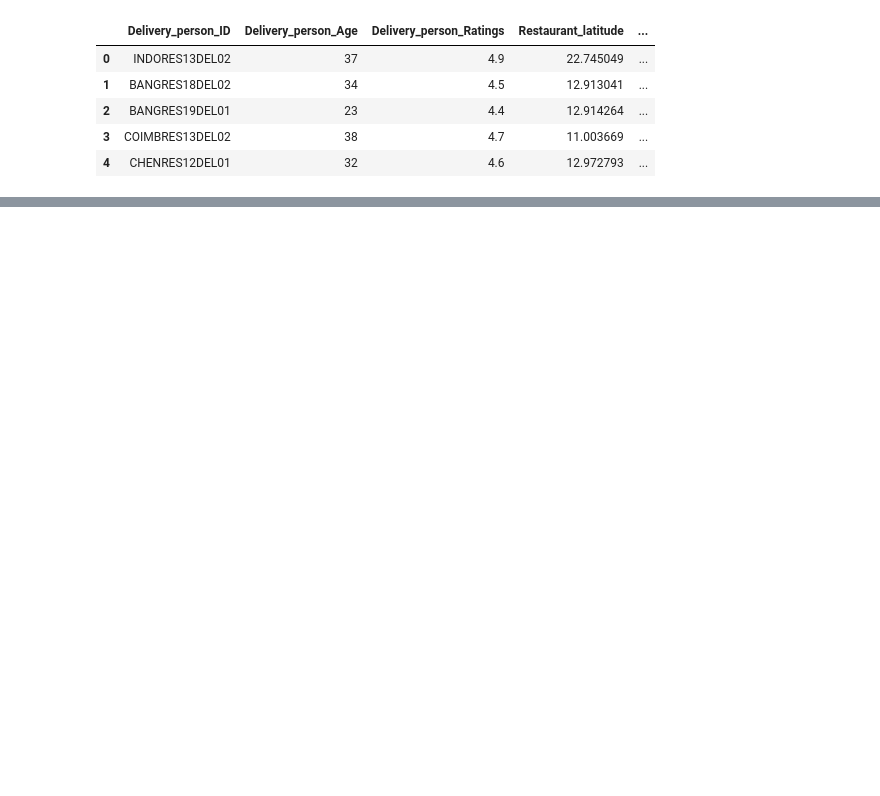
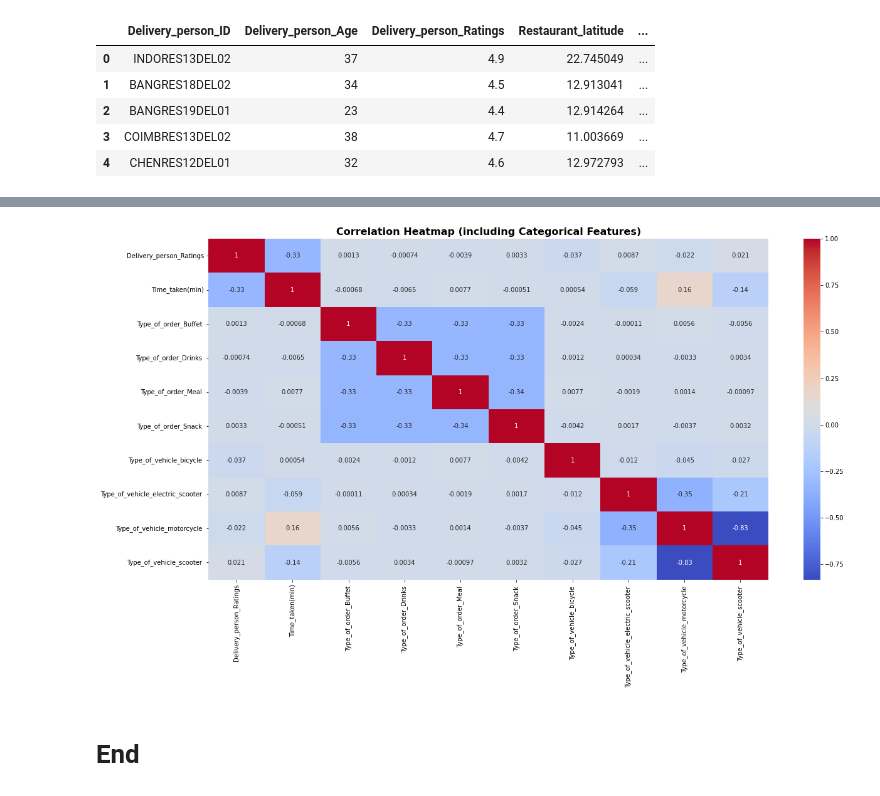
Before and after one commit to AlbertHunduza/DelivTimeAI, a Jupyter notebook: EDA.ipynb, the cells around one changed output, grey strips where cells are left out. Cells and saved outputs as stored; diff of their text form; code cells hidden in the pictures; blank space fills up the shorter version.

```diff
--- a/EDA.ipynb
+++ b/EDA.ipynb
@@ -415,0 +456,16 @@ plt.show()
+# %%
+one_hot_encoded_df = pd.get_dummies(deliv_df[['Type_of_order', 'Type_of_vehicle']])
+
+numeric_columns = ['Delivery_person_Ratings', 'Time_taken(min)']
+concatenated_df = pd.concat([deliv_df[numeric_columns], one_hot_encoded_df], axis=1)
+
+correlation_matrix = concatenated_df.corr()
+
+plt.figure(figsize=(20, 10))
+sns.heatmap(correlation_matrix, annot=True, cmap='coolwarm')
+plt.title("Correlation Heatmap (including Categorical Features)", fontsize=16, fontweight='bold')
+plt.show()
+# %% [output]
+[figure, added]
+# %% [markdown]
+# End
```
Also changed, not shown: parts of 10 cells of this notebook.
